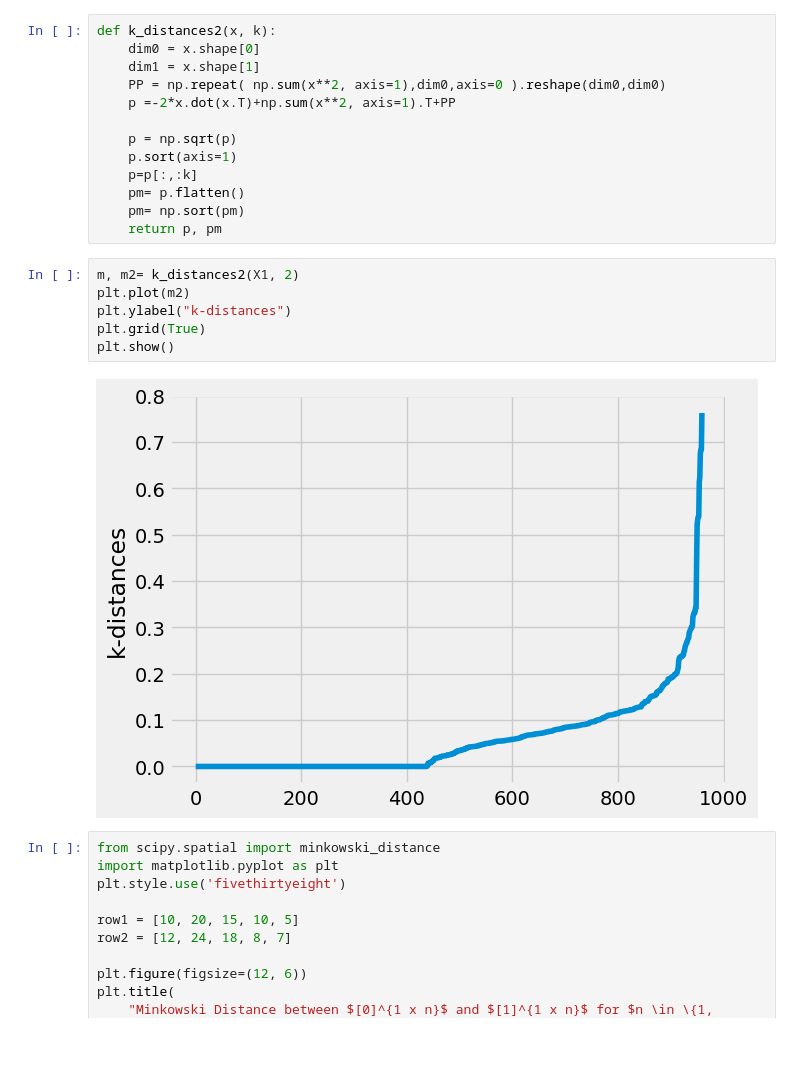
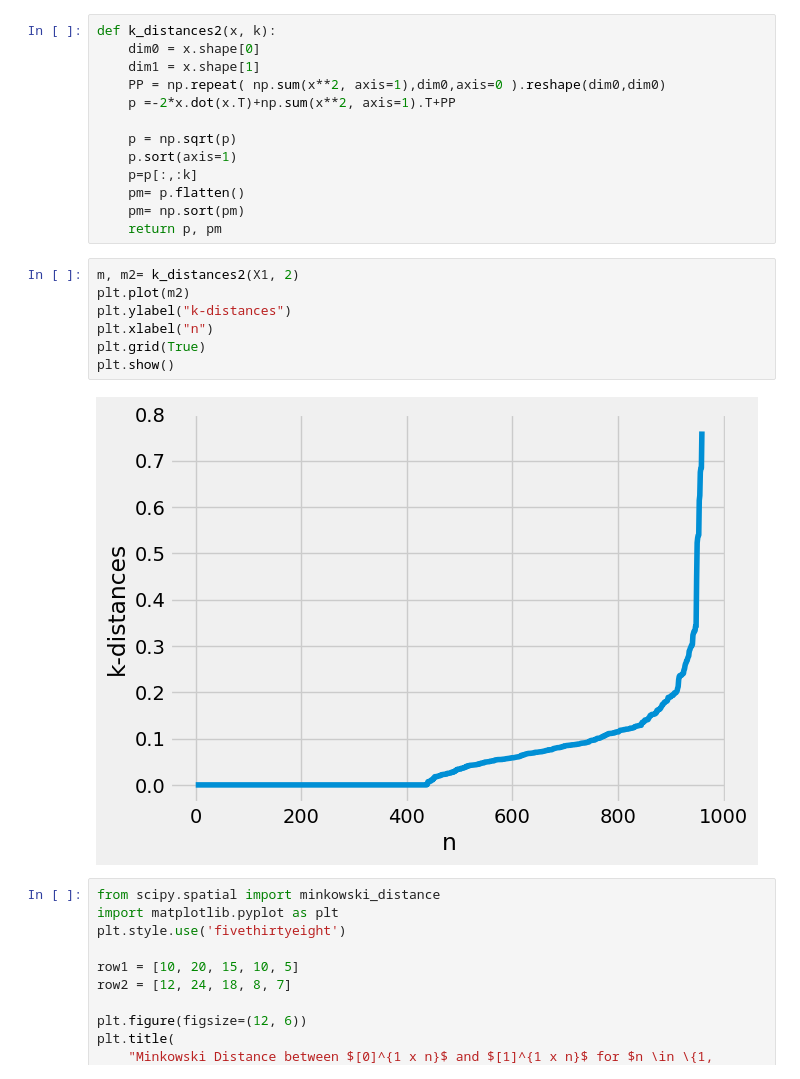
Before and after one commit to setrar/MALIS, a Jupyter notebook: projects/proj1/experiments.ipynb, the cells around one changed output. Saved outputs shown, nothing was run; the diff lists cells and outputs as text; blank space fills up the shorter version.

```diff
--- a/projects/proj1/experiments.ipynb
+++ b/projects/proj1/experiments.ipynb
@@ -222,11 +222,12 @@ def k_distances2(x, k):
 # %%
 m, m2= k_distances2(X1, 2)
 plt.plot(m2)
 plt.ylabel("k-distances")
+plt.xlabel("n")
 plt.grid(True)
 plt.show()
 # %% [output]
-[figure, old version]
+[figure, new version]
 # %%
 from scipy.spatial import minkowski_distance
 import matplotlib.pyplot as plt
```
Also changed, not shown: 3 other files.
